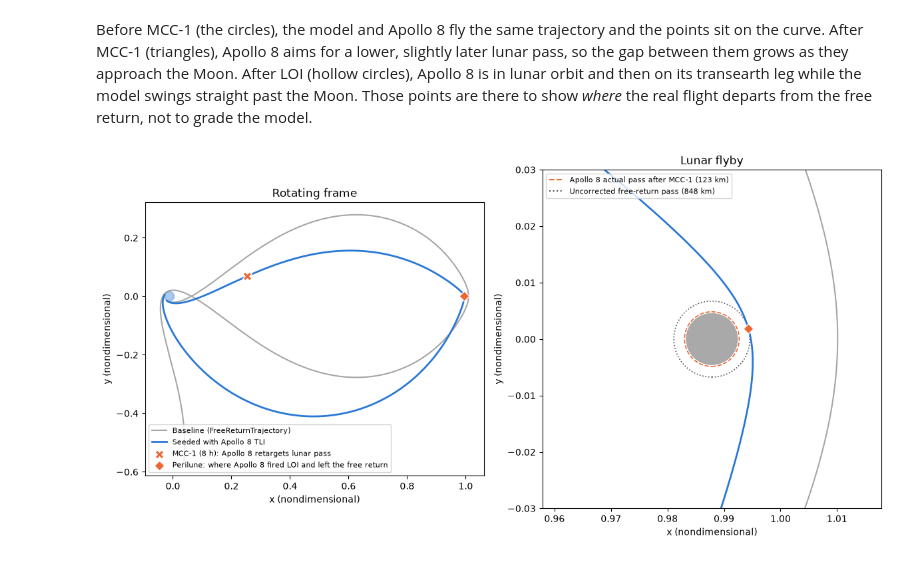
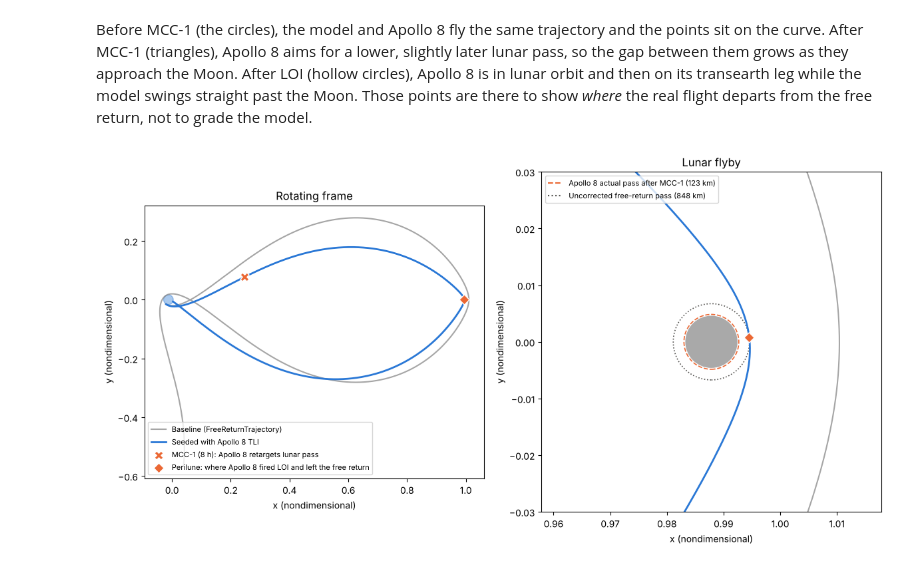
Before and after one commit to boyakhil978/FreeReturnTrajectory, a Jupyter notebook: ApolloComparison.ipynb, the cells around one changed output. Cells and saved outputs as stored; diff of their text form; code cells hidden in the pictures.

```diff
--- a/ApolloComparison.ipynb
+++ b/ApolloComparison.ipynb
@@ -58,6 +82,3 @@ The model flies the **uncorrected** free return: TLI and then nothing. Apollo 8
 | **Departure** | LOI (069:08 GET), TEI (089:19 GET) | LOI braked into lunar orbit for 20 h and TEI then fired the craft home. After LOI, **Apollo 8 is not on a free return at all**, so its data cannot be compared point-for-point with the model. |
 
 Every measured point below is tagged with which of these phases it came from.
-# %%
-for name, t, dv, kind in apollo8_burns:
-    print(f'{name:<14}{t:7.1f} h after TLI  {dv:7.1f} ft/s  {kind}')
@@ -76,3 +135,5 @@ The model is the same one used in `FreeReturnTrajectory.ipynb`, imported from th
+# %%
+f_spacecraft = make_f(MU) # the same f as FreeReturnTrajectory.ipynb and scripts/
 # %% [markdown]
 The model state is in the rotating frame, but Apollo reports *space-fixed* (inertial, Earth-centred) speed and flight-path angle. With $\omega = 1$ in nondimensional units, the Earth-centred inertial velocity is
 
@@ -90,8 +203,12 @@ The baseline assumes a tangential burn ($\gamma = 0$) of $\Delta v = 3.14$ km/s
 # %%
-delta_v = 3.14 # km/s
-phi = 4.12 # rad
+import json
+from Helpers.cr3bp import tli_state
 
-u_base_start = initial_state(R_0, circular_speed(R_0) + delta_v, 0, phi)
+nominal = json.load(open('results/nominal.json'))
+delta_v = nominal['delta_v_kms'] # km/s
+phi = nominal['phi_rad'] # rad
+
+u_base_start = tli_state(delta_v, phi)
 
 t_f_ND = 2
 dt_ND = t_f_ND/2**15
@@ -106,7 +223,7 @@ print(f'TLI speed         model {base_speed:9.3f} km/s  Apollo 8 {apollo8["tli_s
 print(f'TLI FPA           model {base_fpa:9.3f} deg   Apollo 8 {apollo8["tli_fpa"]:9.3f} deg')
 print(f'Perilune altitude model {ev_base["perilune_alt"]:9.1f} km    Apollo 8 {apollo8["perilune_alt_free_return"]:9.1f} km')
 print(f'Time to perilune  model {ev_base["t_perilune"]:9.1f} h     Apollo 8 {apollo8["t_perilune"]:9.1f} h')
-print(f'Reaches entry interface: {ev_base["entered"]}')
+print(f'Reaches entry interface: {ev_base["entered"]}' + (f', gamma_EI = {ev_base["ei_fpa"]:.2f} deg' if ev_base['entered'] else ''))
 if not ev_base['entered']:
     print(f'Return perigee altitude {ev_base["return_perigee_alt"]:.1f} km at {ev_base["t_ei"]:.1f} h (entry interface is {R_EI - R_EARTH:.1f} km)')
 # %% [output]
@@ -135,7 +251,7 @@ def perilune_alt(phi):
     u, times = rk4(f_spacecraft, initial_state(r_tli, apollo8['tli_speed'], apollo8['tli_fpa'], phi), t_f_ND, dt_ND)
     return moon_dist(u).min() - R_MOON
 
-phi_lo, phi_hi = 4.214, 4.224
+phi_lo, phi_hi = 4.246, 4.252
 
 for i in range(25):
     phi_mid = 0.5*(phi_lo + phi_hi)
@@ -303,36 +450,36 @@ ax32 = fig3.add_subplot(122)
 k = ev_a8['perilune_idx']
 k_mcc1 = np.argmin(np.abs(t_a8_h - T_MCC1))
 
 for ax in (ax31, ax32):
     ax.plot(u_base[:, 0], u_base[:, 1], label='Baseline (FreeReturnTrajectory)', color='GREY', alpha=0.7)
     ax.plot(u_a8[:n_ei, 0], u_a8[:n_ei, 1], color=MODEL_COLOUR, lw=2, label='Seeded with Apollo 8 TLI')
     ax.add_patch(plt.Circle((-MU, 0), R_EARTH/L, color=MODEL_COLOUR, alpha=0.4))
     ax.add_patch(plt.Circle((1 - MU, 0), R_MOON/L, color='DARKGREY'))
     ax.scatter(u_a8[k_mcc1, 0], u_a8[k_mcc1, 1], marker='X', s=90, color=APOLLO_COLOUR, edgecolors='WHITE', zorder=4,
                label=f'MCC-1 ({T_MCC1:.0f} h): Apollo 8 retargets lunar pass')
     ax.scatter(u_a8[k, 0], u_a8[k, 1], marker='D', s=60, color=APOLLO_COLOUR, edgecolors='WHITE', zorder=4,
                label='Perilune: where Apollo 8 fired LOI and left the free return')
     ax.set_aspect('equal')
     ax.set_xlabel('x (nondimensional)')
     ax.set_ylabel('y (nondimensional)')
 
 ax31.set_title('Rotating frame')
 ax31.legend(loc='lower left', fontsize=8)
 
 # Apollo 8's actual lunar pass after the MCC-1 retarget vs the free-return pass the model flies
-ax32.add_patch(plt.Circle((1 - MU, 0), (R_MOON + apollo8['perilune_alt_after_mcc1'])/L, fill=False, ls='--', color=APOLLO_COLOUR, lw=1.2))
+ax32.add_patch(plt.Circle((1 - MU, 0), (R_MOON + 66.3*NMI)/L, fill=False, ls='--', color=APOLLO_COLOUR, lw=1.2))
 ax32.add_patch(plt.Circle((1 - MU, 0), (R_MOON + apollo8['perilune_alt_free_return'])/L, fill=False, ls=':', color='#52514e', lw=1.2))
 ax32.legend(handles=[
-    plt.Line2D([], [], color=APOLLO_COLOUR, ls='--', label=f'Apollo 8 actual pass after MCC-1 ({apollo8["perilune_alt_after_mcc1"]:.0f} km)'),
+    plt.Line2D([], [], color=APOLLO_COLOUR, ls='--', label=f'Apollo 8 actual pass after MCC-1 ({66.3*NMI:.0f} km)'),
     plt.Line2D([], [], color='#52514e', ls=':', label=f'Uncorrected free-return pass ({apollo8["perilune_alt_free_return"]:.0f} km)'),
 ], loc='upper left', fontsize=8)
 ax32.set_title('Lunar flyby')
 ax32.set_xlim(1 - MU - 0.03, 1 - MU + 0.03)
 ax32.set_ylim(-0.03, 0.03)
 
 fig3.tight_layout()
 # %% [output]
-[figure, old version]
+[figure, new version]
 # %% [markdown]
 ## Verdict
 
```
Also changed, not shown: parts of 21 cells of this notebook, 29 other files.
